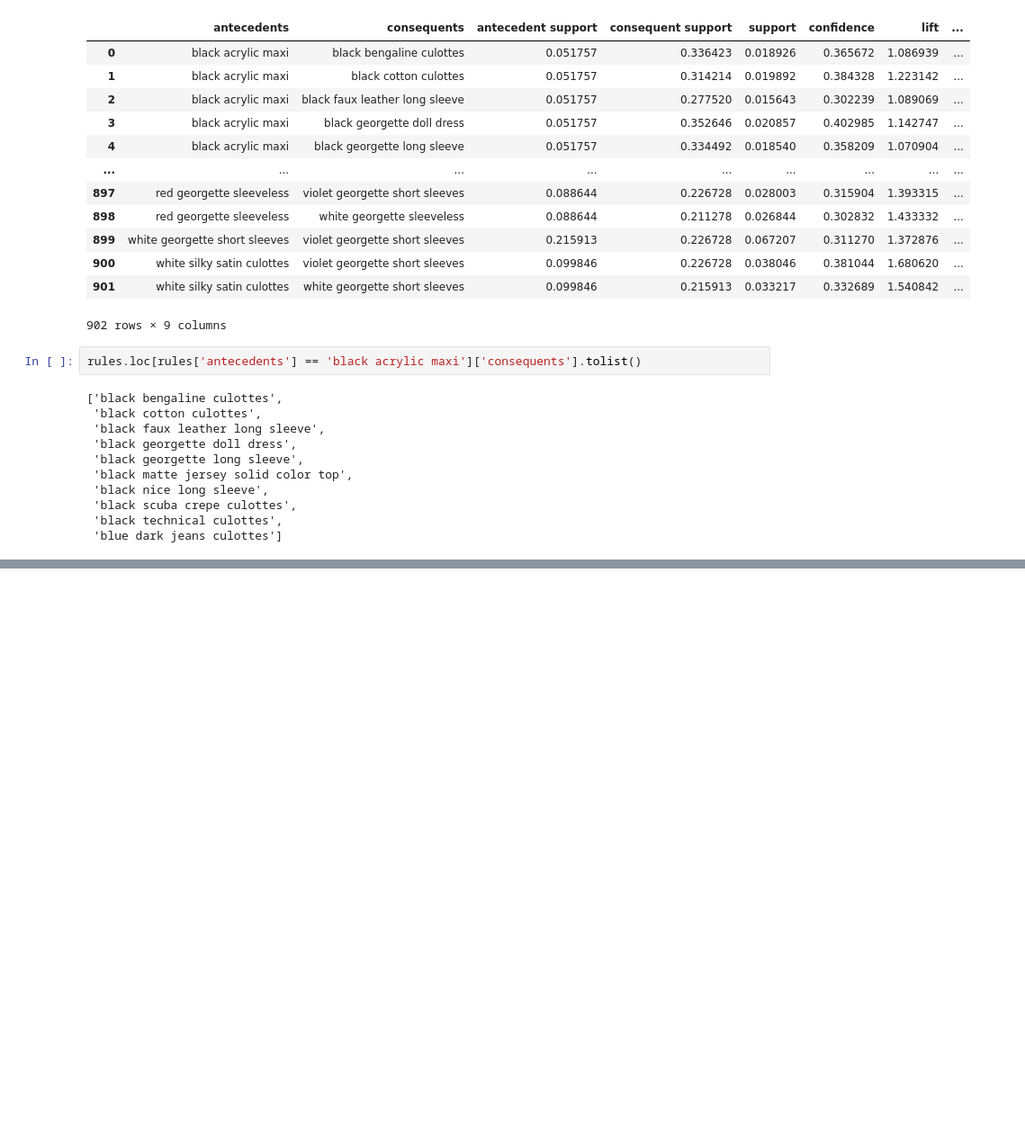
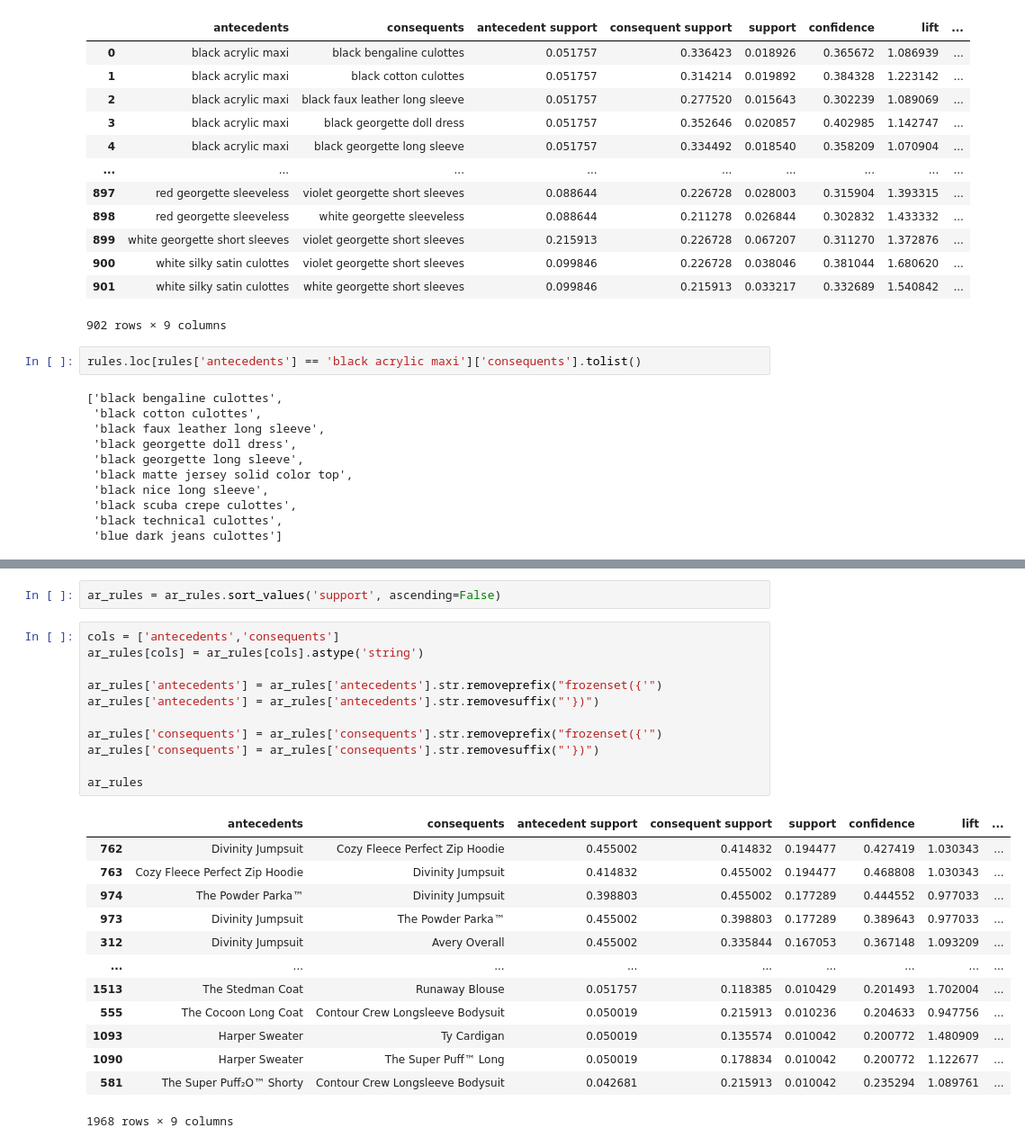
Before and after one commit to shlrley/girlCode, a Jupyter notebook: eda/eda_nb.ipynb, the cells around one changed output, grey strips where cells are left out. Shown at 90% size. Drawn from its saved outputs; the diff is of its cells as text; blank space fills up the shorter version.

```diff
--- a/eda/eda_nb.ipynb
+++ b/eda/eda_nb.ipynb
@@ -369,0 +477,27 @@ rules.loc[rules['antecedents'] == 'black acrylic maxi']['consequents'].tolist()
+# %%
+ar_rules = ar_rules.sort_values('support', ascending=False)
+# %%
+cols = ['antecedents','consequents']
+ar_rules[cols] = ar_rules[cols].astype('string')
+
+ar_rules['antecedents'] = ar_rules['antecedents'].str.removeprefix("frozenset({'")
+ar_rules['antecedents'] = ar_rules['antecedents'].str.removesuffix("'})")
+
+ar_rules['consequents'] = ar_rules['consequents'].str.removeprefix("frozenset({'")
+ar_rules['consequents'] = ar_rules['consequents'].str.removesuffix("'})")
+
+ar_rules
+# %% [output]
+|  | antecedents | consequents | antecedent support | consequent support | support | confidence | lift | ... |
+| 762 | Divinity Jumpsuit | Cozy Fleece Perfect Zip Hoodie | 0.455002 | 0.414832 | 0.194477 | 0.427419 | 1.030343 | ... |
+| 763 | Cozy Fleece Perfect Zip Hoodie | Divinity Jumpsuit | 0.414832 | 0.455002 | 0.194477 | 0.468808 | 1.030343 | ... |
+| 974 | The Powder Parka™ | Divinity Jumpsuit | 0.398803 | 0.455002 | 0.177289 | 0.444552 | 0.977033 | ... |
+| 973 | Divinity Jumpsuit | The Powder Parka™ | 0.455002 | 0.398803 | 0.177289 | 0.389643 | 0.977033 | ... |
+| 312 | Divinity Jumpsuit | Avery Overall | 0.455002 | 0.335844 | 0.167053 | 0.367148 | 1.093209 | ... |
+| ... | ... | ... | ... | ... | ... | ... | ... | ... |
+| 1513 | The Stedman Coat | Runaway Blouse | 0.051757 | 0.118385 | 0.010429 | 0.201493 | 1.702004 | ... |
+| 555 | The Cocoon Long Coat | Contour Crew Longsleeve Bodysuit | 0.050019 | 0.215913 | 0.010236 | 0.204633 | 0.947756 | ... |
+| 1093 | Harper Sweater | Ty Cardigan | 0.050019 | 0.135574 | 0.010042 | 0.200772 | 1.480909 | ... |
+| 1090 | Harper Sweater | The Super Puff™ Long | 0.050019 | 0.178834 | 0.010042 | 0.200772 | 1.122677 | ... |
+| 581 | The Super Puff₂O™ Shorty | Contour Crew Longsleeve Bodysuit | 0.042681 | 0.215913 | 0.010042 | 0.235294 | 1.089761 | ... |
+1968 rows × 9 columns
```
Also changed, not shown: parts of 10 cells of this notebook, 11 other files.
